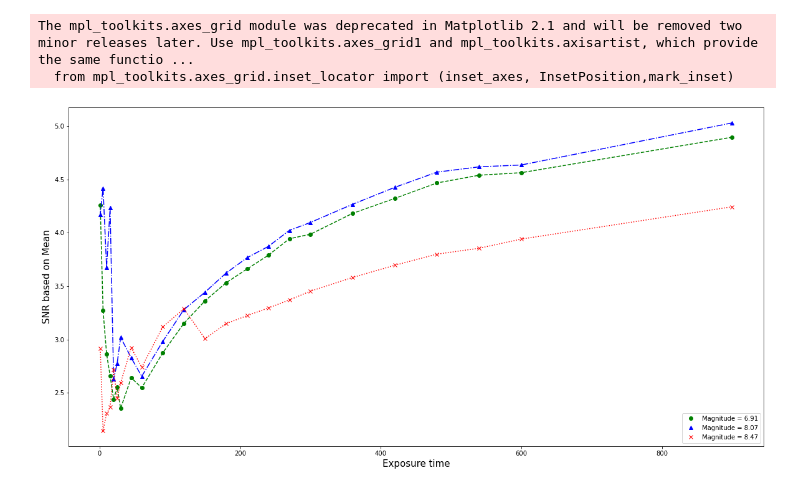
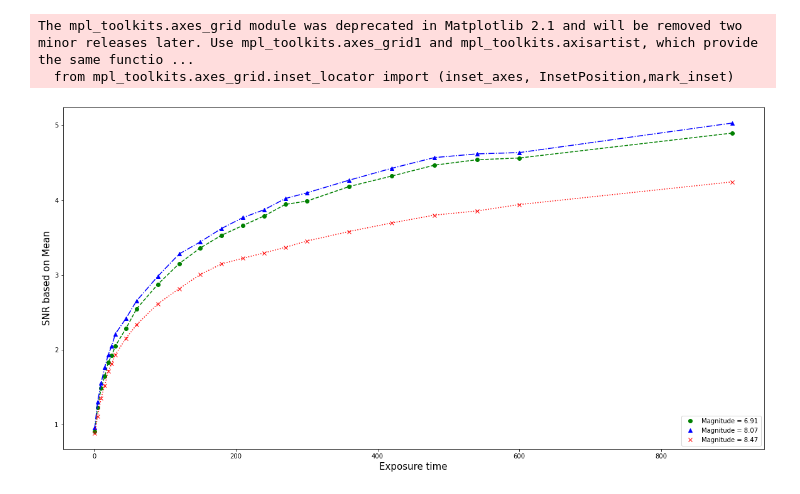
Before and after one commit to halehhajizadeh/SNR-and-Exposure, a Jupyter notebook: SNR_Magnitude.ipynb, the cells around one changed output. Saved outputs shown, nothing was run; the diff lists cells and outputs as text; code cells hidden in the pictures.

Commit message:
plot snr vs exposure for different magnitudes with constant radius

```diff
--- a/SNR_Magnitude.ipynb
+++ b/SNR_Magnitude.ipynb
@@ -21,18 +21,18 @@ df['SNR_sum'] = df['s_source_sum']/np.sqrt( df['s_source_sum'] + df['npix_source
 df.to_csv("./dataset2/database_dataset2.csv", index=False)
 # %%
 fig, ax1 = plt.subplots(figsize=(20,10))
-plt.plot(df[df["Magnitude"] == 6.91]["exposure_time"], df[df["Magnitude"] == 6.91]["SNR_AVG"], 'go', label='Magnitude = 6.91')
-plt.plot(df[df["Magnitude"] == 6.91]["exposure_time"], df[df["Magnitude"] == 6.91]["SNR_AVG"], 'g--')
-plt.plot(df[df["Magnitude"] == 8.07]["exposure_time"], df[df["Magnitude"] == 8.07]["SNR_AVG"], 'b^', label='Magnitude = 8.07')
-plt.plot(df[df["Magnitude"] == 8.07]["exposure_time"], df[df["Magnitude"] == 8.07]["SNR_AVG"], 'b-.')
-plt.plot(df[df["Magnitude"] == 8.47]["exposure_time"], df[df["Magnitude"] == 8.47]["SNR_AVG"], 'rx', label='Magnitude = 8.47')
-plt.plot(df[df["Magnitude"] == 8.47]["exposure_time"], df[df["Magnitude"] == 8.47]["SNR_AVG"], 'r:')
+plt.plot(df[(df["Magnitude"] == 6.91) & (df["r_circle"] == 17)]["exposure_time"], df[(df["Magnitude"] == 6.91) & (df["r_circle"] == 17)]["SNR_AVG"], 'go', label='Magnitude = 6.91')
+plt.plot(df[(df["Magnitude"] == 6.91) & (df["r_circle"] == 17)]["exposure_time"], df[(df["Magnitude"] == 6.91) & (df["r_circle"] == 17)]["SNR_AVG"], 'g--')
+plt.plot(df[(df["Magnitude"] == 8.07) & (df["r_circle"] == 15)]["exposure_time"], df[(df["Magnitude"] == 8.07) & (df["r_circle"] == 15)]["SNR_AVG"], 'b^', label='Magnitude = 8.07')
+plt.plot(df[(df["Magnitude"] == 8.07) & (df["r_circle"] == 15)]["exposure_time"], df[(df["Magnitude"] == 8.07) & (df["r_circle"] == 15)]["SNR_AVG"], 'b-.')
+plt.plot(df[(df["Magnitude"] == 8.47) & (df["r_circle"] == 15)]["exposure_time"], df[(df["Magnitude"] == 8.47) & (df["r_circle"] == 15)]["SNR_AVG"], 'rx', label='Magnitude = 8.47')
+plt.plot(df[(df["Magnitude"] == 8.47) & (df["r_circle"] == 15)]["exposure_time"], df[(df["Magnitude"] == 8.47) & (df["r_circle"] == 15)]["SNR_AVG"], 'r:')
 ax1.set_xlabel('Exposure time', fontsize=15)
 ax1.set_ylabel('SNR based on Mean',fontsize=15)
 ax1.legend(loc=4, fontsize=10)
 
 
 # plt.savefig('snr_expt_filters.png')
 plt.show()
 # %% [output]
-[figure, old version]
+[figure, new version]
```
Also changed, not shown: parts of 4 cells of this notebook.
